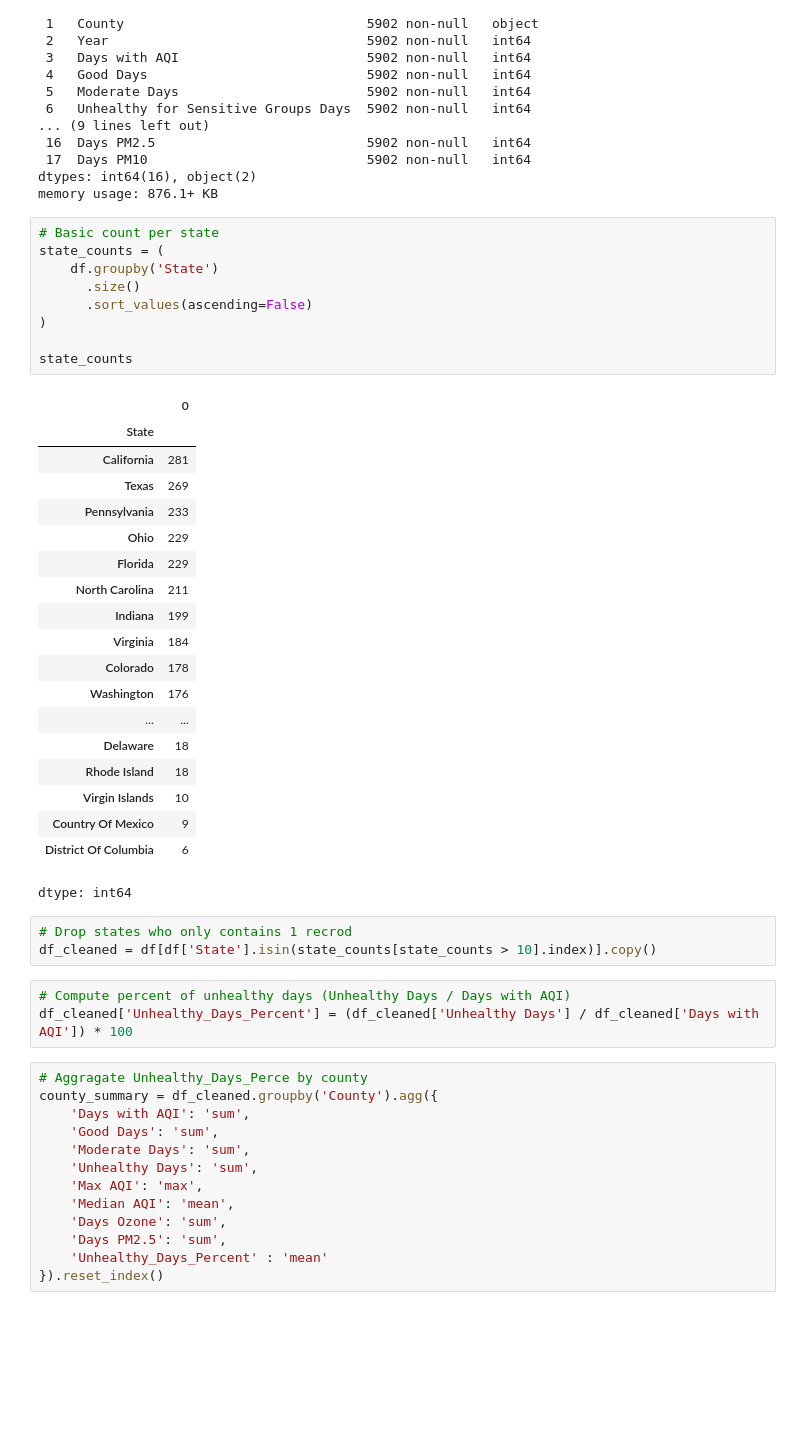
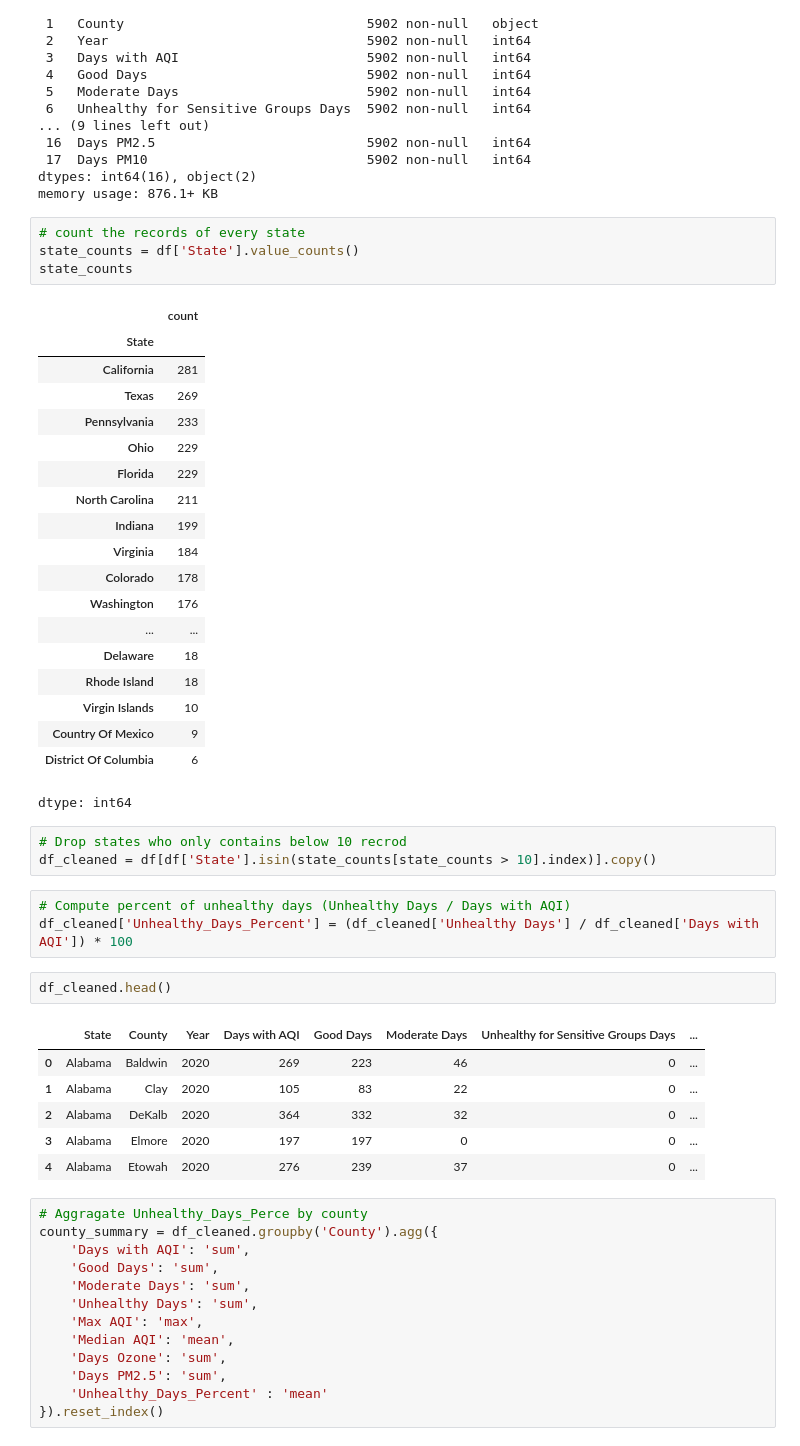
Before and after one commit to Xinyi-Christie-Dong/DubsTech-Datathon-2026, a Jupyter notebook: access_to_a_livable_planet.ipynb, the cells around one changed output. Cells and saved outputs as stored; diff of their text form; blank space fills up the shorter version.

```diff
--- a/access_to_a_livable_planet.ipynb
+++ b/access_to_a_livable_planet.ipynb
@@ -141,16 +139,11 @@ Data columns (total 18 columns):
 dtypes: int64(16), object(2)
 memory usage: 876.1+ KB
 # %%
-# Basic count per state
-state_counts = (
-    df.groupby('State')
-      .size()
-      .sort_values(ascending=False)
-)
-
+# count the records of every state
+state_counts = df['State'].value_counts()
 state_counts
 # %% [output]
-|  | 0 |
+|  | count |
 | State |  |
 | California | 281 |
 | Texas | 269 |
@@ -170,11 +163,20 @@ state_counts
 | District Of Columbia | 6 |
 dtype: int64
 # %%
-# Drop states who only contains 1 recrod
+# Drop states who only contains below 10 recrod
 df_cleaned = df[df['State'].isin(state_counts[state_counts > 10].index)].copy()
 # %%
 # Compute percent of unhealthy days (Unhealthy Days / Days with AQI)
 df_cleaned['Unhealthy_Days_Percent'] = (df_cleaned['Unhealthy Days'] / df_cleaned['Days with AQI']) * 100
+# %%
+df_cleaned.head()
+# %% [output]
+|  | State | County | Year | Days with AQI | Good Days | Moderate Days | Unhealthy for Sensitive Groups Days | ... |
+| 0 | Alabama | Baldwin | 2020 | 269 | 223 | 46 | 0 | ... |
+| 1 | Alabama | Clay | 2020 | 105 | 83 | 22 | 0 | ... |
+| 2 | Alabama | DeKalb | 2020 | 364 | 332 | 32 | 0 | ... |
+| 3 | Alabama | Elmore | 2020 | 197 | 197 | 0 | 0 | ... |
+| 4 | Alabama | Etowah | 2020 | 276 | 239 | 37 | 0 | ... |
 # %%
 # Aggragate Unhealthy_Days_Perce by county
 county_summary = df_cleaned.groupby('County').agg({
```
Also changed, not shown: parts of 21 cells of this notebook.
